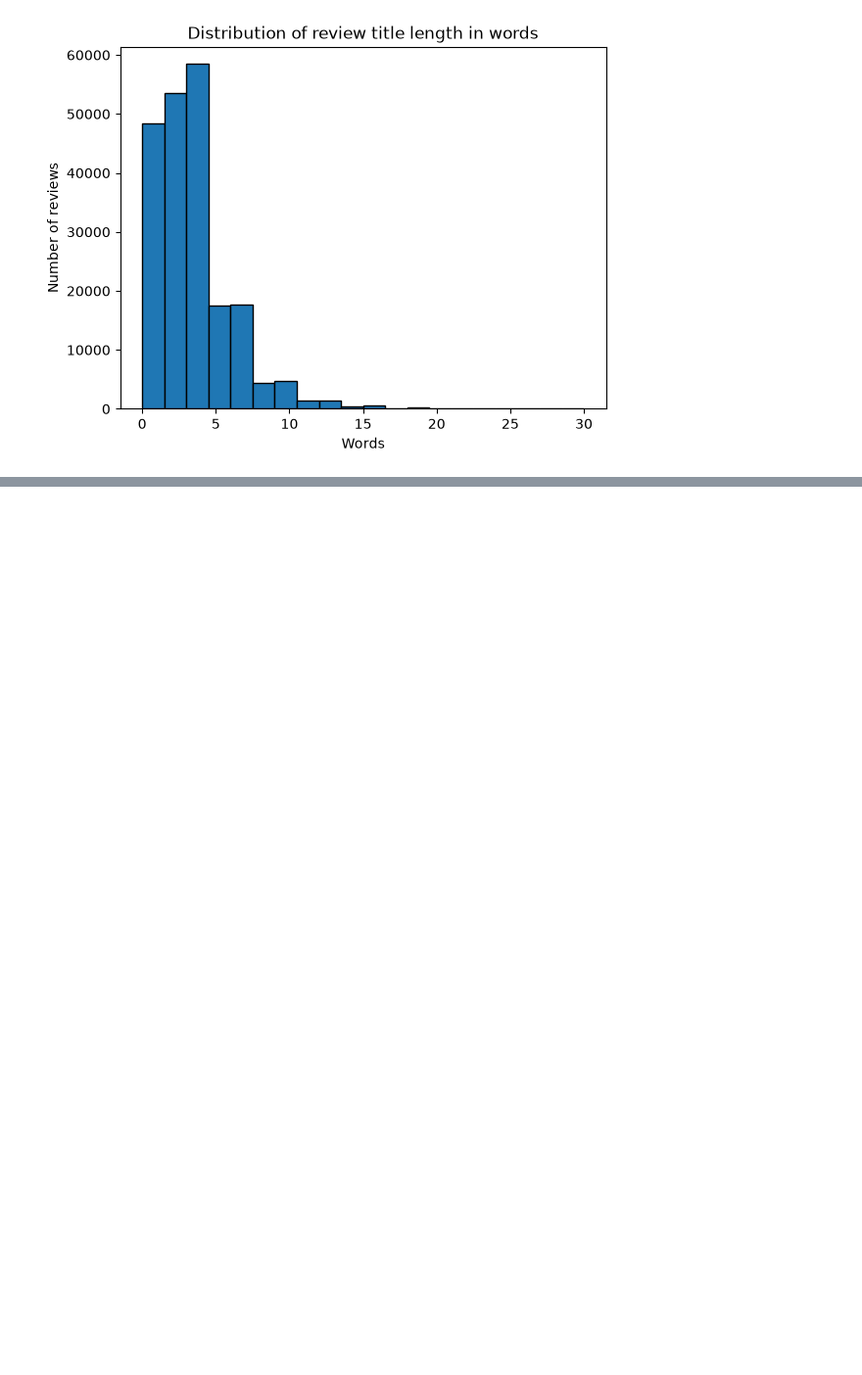
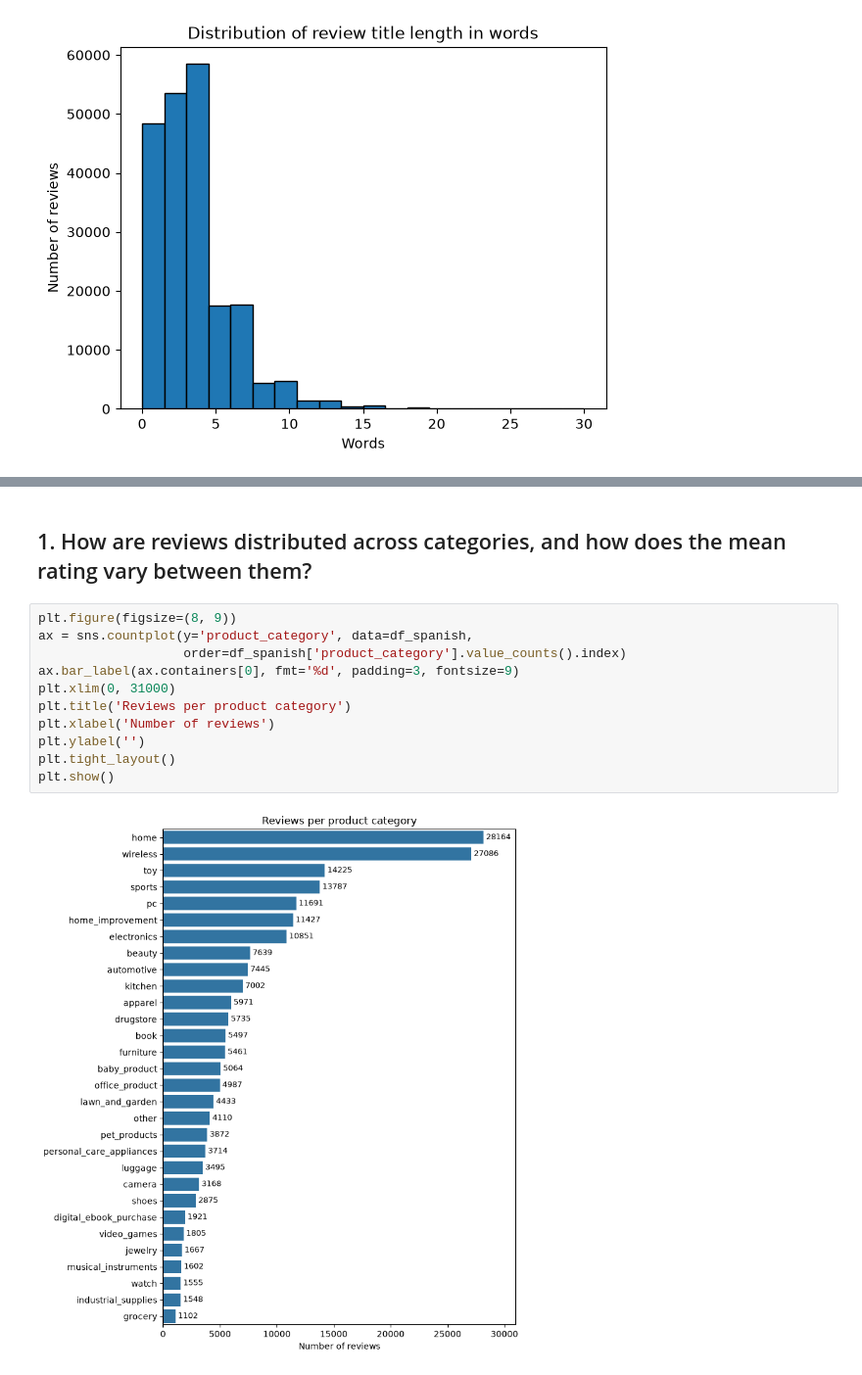
Before and after one commit to AlejandroBeldaFernandez/Amazon-Reviews-Spanish, a Jupyter notebook: Amazon_Reviews.ipynb, the cells around one changed output, grey strips where cells are left out. Shown at 98% size. Drawn from its saved outputs; the diff is of its cells as text; blank space fills up the shorter version.

```diff
--- a/Amazon_Reviews.ipynb
+++ b/Amazon_Reviews.ipynb
@@ -1000,0 +946,15 @@ cleaning: the rule is only worth writing if the measurement shows something to f
+# %% [markdown]
+## 1. How are reviews distributed across categories, and how does the mean rating vary between them?
+# %%
+plt.figure(figsize=(8, 9))
+ax = sns.countplot(y='product_category', data=df_spanish,
+                   order=df_spanish['product_category'].value_counts().index)
+ax.bar_label(ax.containers[0], fmt='%d', padding=3, fontsize=9)
+plt.xlim(0, 31000)
+plt.title('Reviews per product category')
+plt.xlabel('Number of reviews')
+plt.ylabel('')
+plt.tight_layout()
+plt.show()
+# %% [output]
+[figure, added]
```
Also changed, not shown: parts of 55 cells of this notebook.
